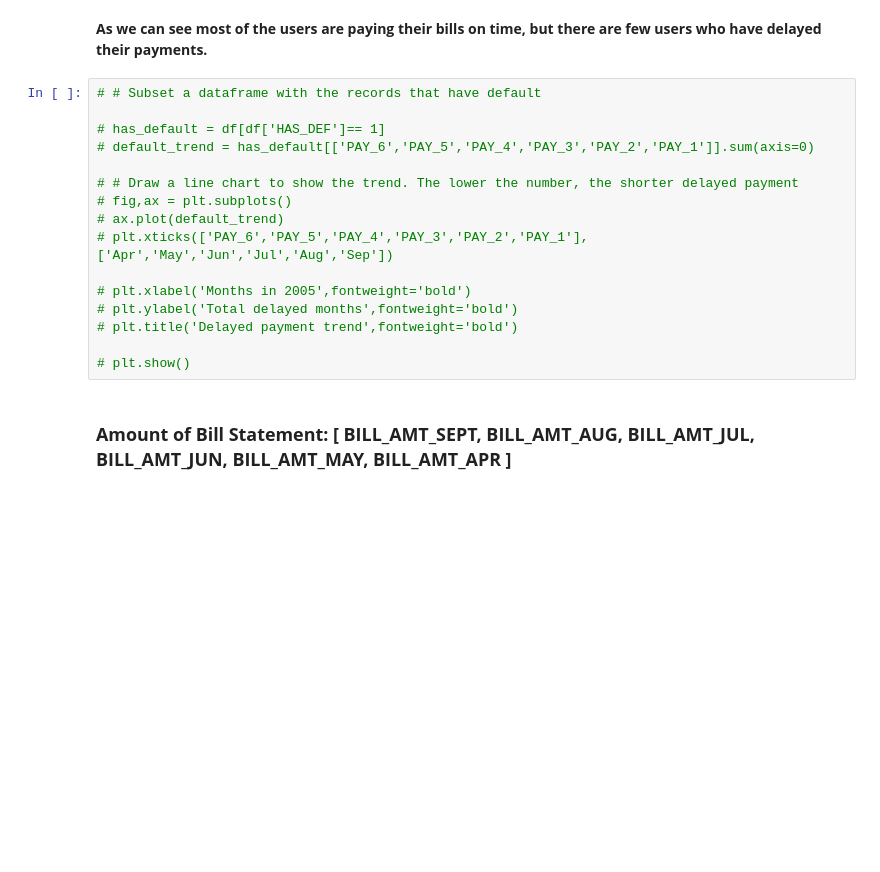
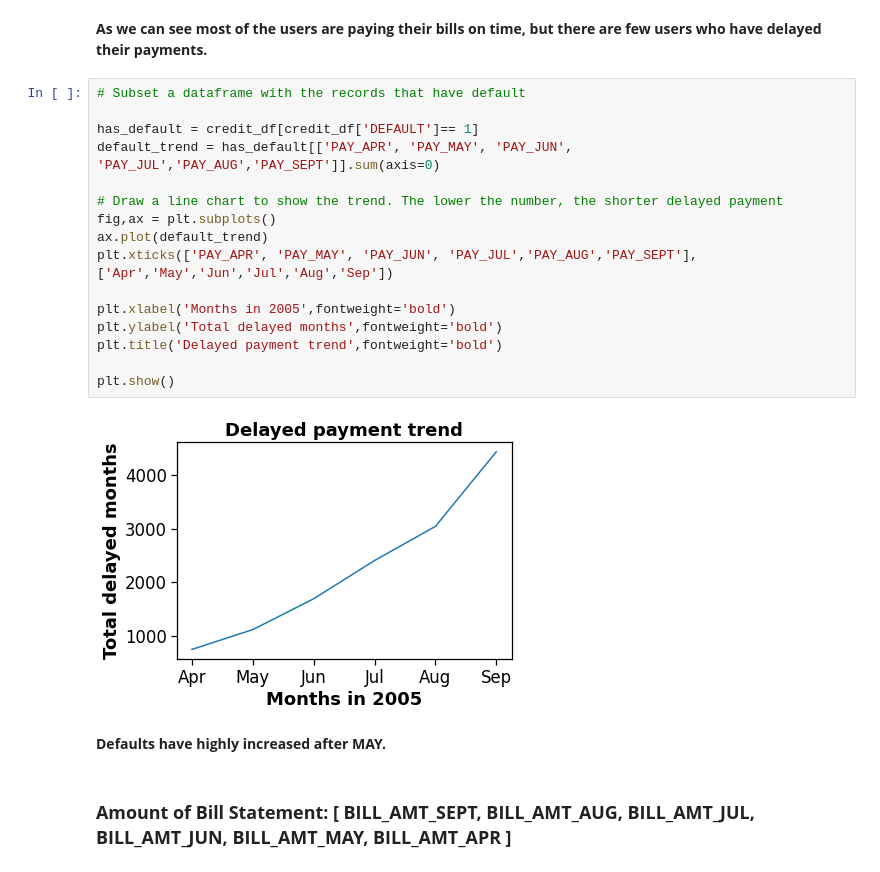
Before and after one commit to anishjohnson/Credit_Card_Default_Prediction, a Jupyter notebook: Credit_Card_Default_Prediction_.ipynb, the cells around one changed output. Saved outputs shown, nothing was run; the diff lists cells and outputs as text; blank space fills up the shorter version.

```diff
--- a/Credit_Card_Default_Prediction_.ipynb
+++ b/Credit_Card_Default_Prediction_.ipynb
@@ -433,21 +433,25 @@ plt.show()
 # %% [markdown]
 **As we can see most of the users are paying their bills on time, but there are few users who have delayed their payments.**
 # %%
-# # Subset a dataframe with the records that have default
+# Subset a dataframe with the records that have default
 
-# has_default = df[df['HAS_DEF']== 1]
-# default_trend = has_default[['PAY_6','PAY_5','PAY_4','PAY_3','PAY_2','PAY_1']].sum(axis=0)
+has_default = credit_df[credit_df['DEFAULT']== 1]
+default_trend = has_default[['PAY_APR', 'PAY_MAY', 'PAY_JUN', 'PAY_JUL','PAY_AUG','PAY_SEPT']].sum(axis=0)
 
-# # Draw a line chart to show the trend. The lower the number, the shorter delayed payment
-# fig,ax = plt.subplots()
-# ax.plot(default_trend)
-# plt.xticks(['PAY_6','PAY_5','PAY_4','PAY_3','PAY_2','PAY_1'],['Apr','May','Jun','Jul','Aug','Sep'])
+# Draw a line chart to show the trend. The lower the number, the shorter delayed payment
+fig,ax = plt.subplots()
+ax.plot(default_trend)
+plt.xticks(['PAY_APR', 'PAY_MAY', 'PAY_JUN', 'PAY_JUL','PAY_AUG','PAY_SEPT'],['Apr','May','Jun','Jul','Aug','Sep'])
 
-# plt.xlabel('Months in 2005',fontweight='bold')
-# plt.ylabel('Total delayed months',fontweight='bold')
-# plt.title('Delayed payment trend',fontweight='bold')
+plt.xlabel('Months in 2005',fontweight='bold')
+plt.ylabel('Total delayed months',fontweight='bold')
+plt.title('Delayed payment trend',fontweight='bold')
 
-# plt.show()
+plt.show()
+# %% [output]
+[figure, added]
+# %% [markdown]
+**Defaults have highly increased after MAY.**
 # %% [markdown]
 ### **Amount of Bill Statement: [ BILL_AMT_SEPT, BILL_AMT_AUG,  BILL_AMT_JUL,  BILL_AMT_JUN,  BILL_AMT_MAY, BILL_AMT_APR ]**
 # %%
```
Also changed, not shown: parts of 8 cells of this notebook.
